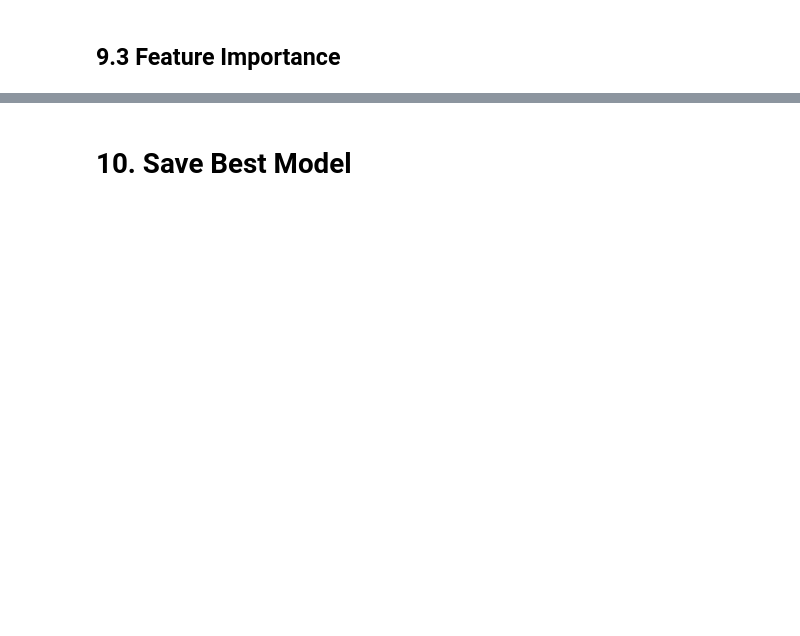
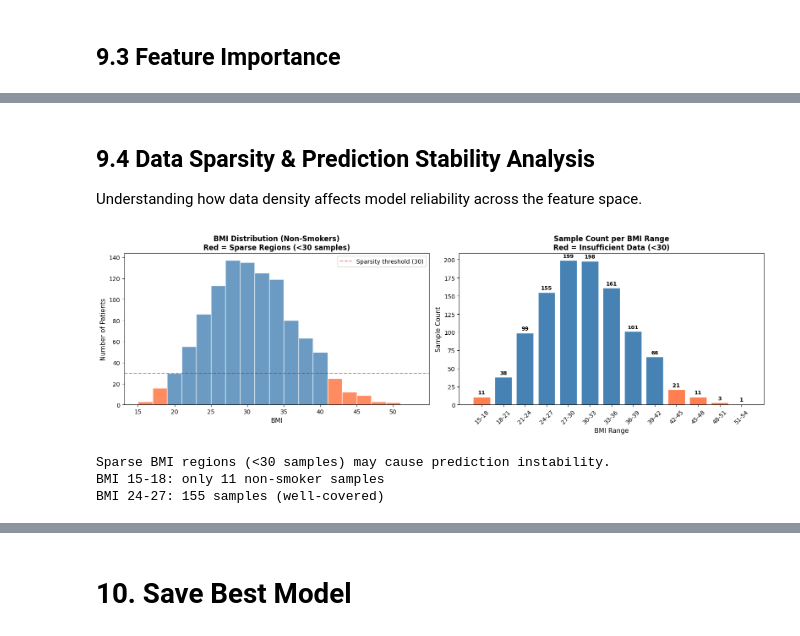
Before and after one commit to kaharmc226/PROJEK-AI, a Jupyter notebook: classic-insurance/insurance_tuned_gpu.ipynb, the cells around one changed output, grey strips where cells are left out. Cells and saved outputs as stored; diff of their text form; code cells hidden in the pictures; blank space fills up the shorter version.

```diff
--- a/classic-insurance/insurance_tuned_gpu.ipynb
+++ b/classic-insurance/insurance_tuned_gpu.ipynb
@@ -802,0 +795,51 @@ region_northwest    0.004411
+# %% [markdown]
+## 9.4 Data Sparsity & Prediction Stability Analysis
+
+Understanding how data density affects model reliability across the feature space.
+# %%
+# Data Sparsity Analysis — Where does the model lack training data?
+ns = data[data['smoker'] == 'no'] if 'smoker' in data.columns else data
+
+fig, axes = plt.subplots(1, 2, figsize=(16, 5))
+
+# BMI distribution (non-smokers)
+bins_bmi = np.arange(15, 55, 2)
+counts, edges, patches = axes[0].hist(ns['bmi'], bins=bins_bmi, color='steelblue', edgecolor='white', alpha=0.8)
+for patch, count in zip(patches, counts):
+    if count < 30:
+        patch.set_facecolor('coral')
+        patch.set_alpha(0.9)
+axes[0].set_xlabel('BMI', fontsize=11)
+axes[0].set_ylabel('Number of Patients', fontsize=11)
+axes[0].set_title('BMI Distribution (Non-Smokers)\nRed = Sparse Regions (<30 samples)', fontsize=12, fontweight='bold')
+axes[0].axhline(y=30, color='red', linestyle='--', alpha=0.5, label='Sparsity threshold (30)')
+axes[0].legend()
+
+# Sample count per BMI range (bar chart)
+bin_edges = np.arange(15, 55, 3)
+bin_labels = [f'{int(bin_edges[i])}-{int(bin_edges[i+1])}' for i in range(len(bin_edges)-1)]
+bin_counts = []
+for i in range(len(bin_edges)-1):
+    c = len(ns[(ns['bmi'] >= bin_edges[i]) & (ns['bmi'] < bin_edges[i+1])])
+    bin_counts.append(c)
+colors4 = ['coral' if c < 30 else 'steelblue' for c in bin_counts]
+bars = axes[1].bar(bin_labels, bin_counts, color=colors4, edgecolor='white')
+axes[1].set_xlabel('BMI Range', fontsize=11)
+axes[1].set_ylabel('Sample Count', fontsize=11)
+axes[1].set_title('Sample Count per BMI Range\nRed = Insufficient Data (<30)', fontsize=12, fontweight='bold')
+axes[1].tick_params(axis='x', rotation=45)
+for bar, count in zip(bars, bin_counts):
+    axes[1].text(bar.get_x() + bar.get_width()/2., bar.get_height() + 2, str(count),
+                 ha='center', va='bottom', fontsize=9, fontweight='bold')
+
+plt.tight_layout()
+plt.show()
+
+print("Sparse BMI regions (<30 samples) may cause prediction instability.")
+print(f"BMI 15-18: only {bin_counts[0]} non-smoker samples")
+print(f"BMI 24-27: {bin_counts[3]} samples (well-covered)")
+# %% [output]
+[figure, added]
+Sparse BMI regions (<30 samples) may cause prediction instability.
+BMI 15-18: only 11 non-smoker samples
+BMI 24-27: 155 samples (well-covered)
```
Also changed, not shown: parts of 11 cells of this notebook, 6 other files.
